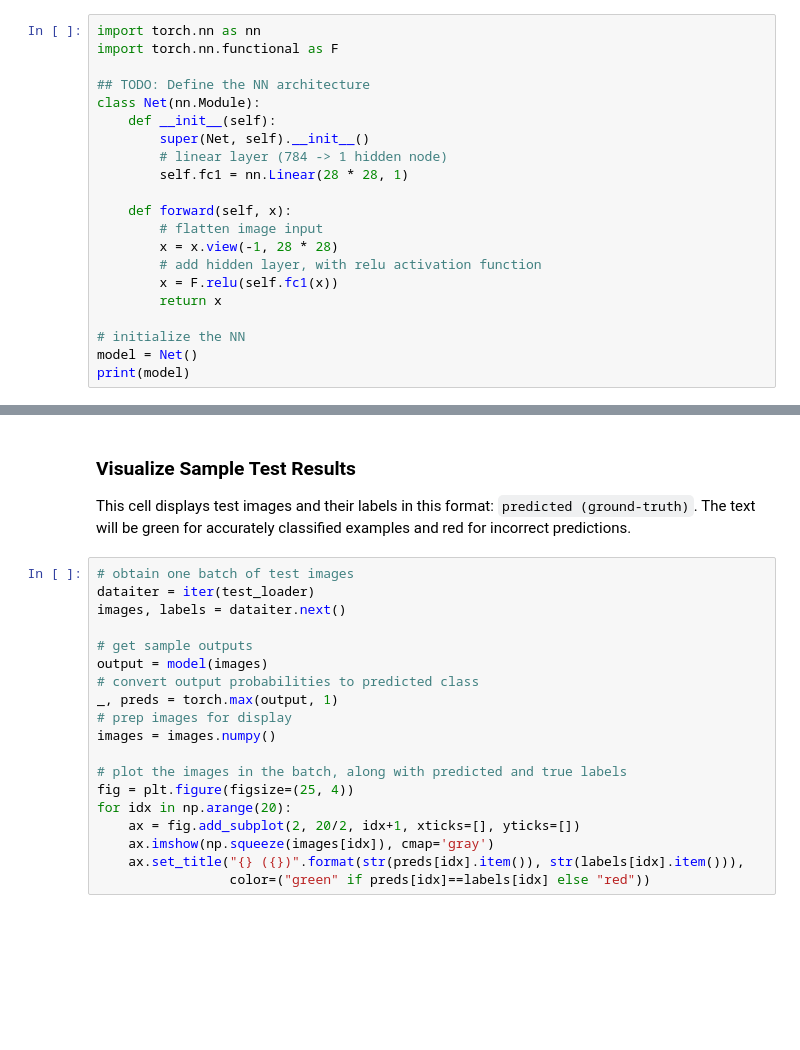
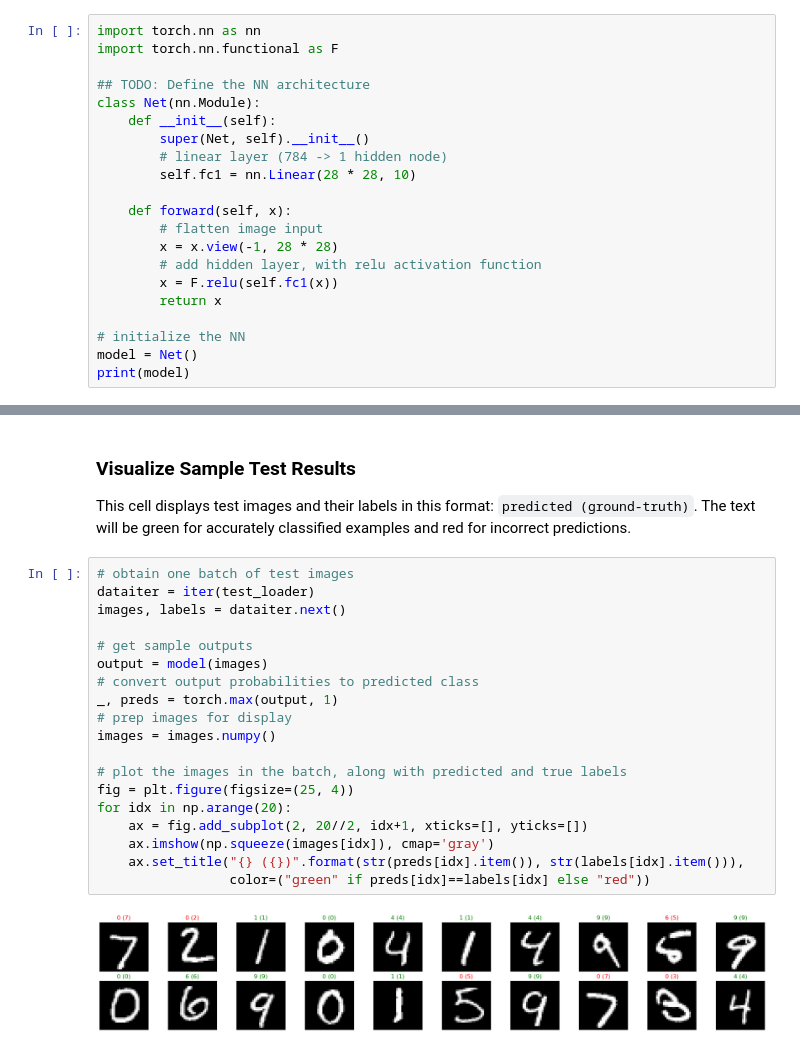
Before and after one commit to adhocmaster/ml-from-scratch, a Jupyter notebook: deep-learning-v2-pytorch-master/convolutional-neural-networks/mnist-mlp/mnist_mlp_exercise.ipynb, the cells around one changed output, grey strips where cells are left out. Saved outputs shown, nothing was run; the diff lists cells and outputs as text; blank space fills up the shorter version.

```diff
--- a/deep-learning-v2-pytorch-master/convolutional-neural-networks/mnist-mlp/mnist_mlp_exercise.ipynb
+++ b/deep-learning-v2-pytorch-master/convolutional-neural-networks/mnist-mlp/mnist_mlp_exercise.ipynb
@@ -105,7 +109,7 @@ class Net(nn.Module):
     def __init__(self):
         super(Net, self).__init__()
         # linear layer (784 -> 1 hidden node)
-        self.fc1 = nn.Linear(28 * 28, 1)
+        self.fc1 = nn.Linear(28 * 28, 10)
 
     def forward(self, x):
         # flatten image input
@@ -233,19 +268,21 @@ This cell displays test images and their labels in this format: `predicted (grou
 # %%
 # obtain one batch of test images
 dataiter = iter(test_loader)
 images, labels = dataiter.next()
 
 # get sample outputs
 output = model(images)
 # convert output probabilities to predicted class
 _, preds = torch.max(output, 1)
 # prep images for display
 images = images.numpy()
 
 # plot the images in the batch, along with predicted and true labels
 fig = plt.figure(figsize=(25, 4))
 for idx in np.arange(20):
-    ax = fig.add_subplot(2, 20/2, idx+1, xticks=[], yticks=[])
+    ax = fig.add_subplot(2, 20//2, idx+1, xticks=[], yticks=[])
     ax.imshow(np.squeeze(images[idx]), cmap='gray')
     ax.set_title("{} ({})".format(str(preds[idx].item()), str(labels[idx].item())),
                  color=("green" if preds[idx]==labels[idx] else "red"))
+# %% [output]
+[figure, added]
```
Also changed, not shown: parts of 6 cells of this notebook, 2 other files.
